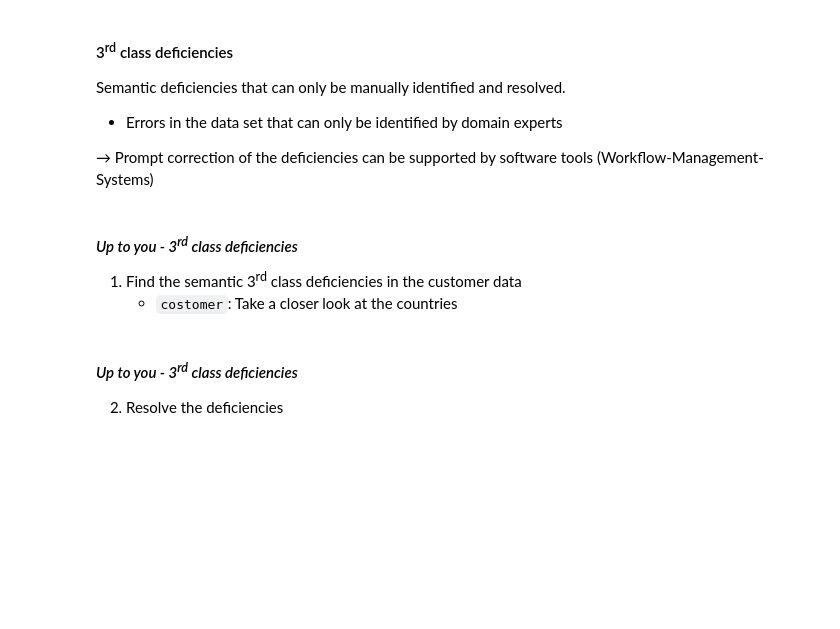
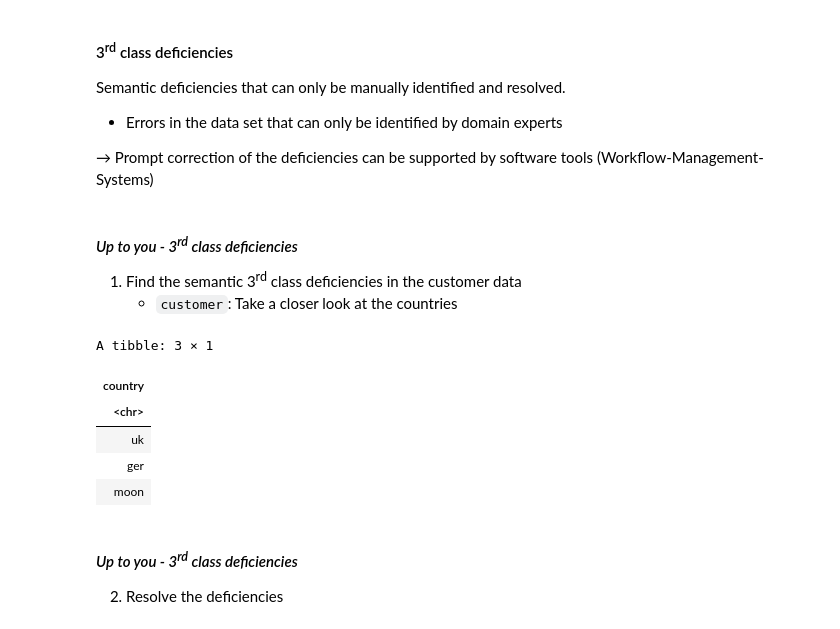
Before and after one commit to wi3jmu/AIS_2019, a Jupyter notebook: notebooks/AIS_T02_SS19.ipynb, the cells around one changed output. Saved outputs shown, nothing was run; the diff lists cells and outputs as text; code cells hidden in the pictures; blank space fills up the shorter version.

```diff
--- a/notebooks/AIS_T02_SS19.ipynb
+++ b/notebooks/AIS_T02_SS19.ipynb
@@ -206,7 +334,17 @@ Semantic deficiencies that can only be manually identified and resolved.
 #### *Up to you - 3<sup>rd</sup> class deficiencies*
 
 1. Find the semantic 3<sup>rd</sup> class deficiencies in the customer data
-    - `costomer`: Take a closer look at the countries
+    - `customer`: Take a closer look at the countries
+# %%
+customers %>%
+    distinct(country)
+# %% [output]
+A tibble: 3 × 1
+| country |
+| <chr> |
+| uk |
+| ger |
+| moon |
 # %% [markdown]
 #### *Up to you - 3<sup>rd</sup> class deficiencies*
 
```
Also changed, not shown: parts of 20 cells of this notebook, 1 other file.
